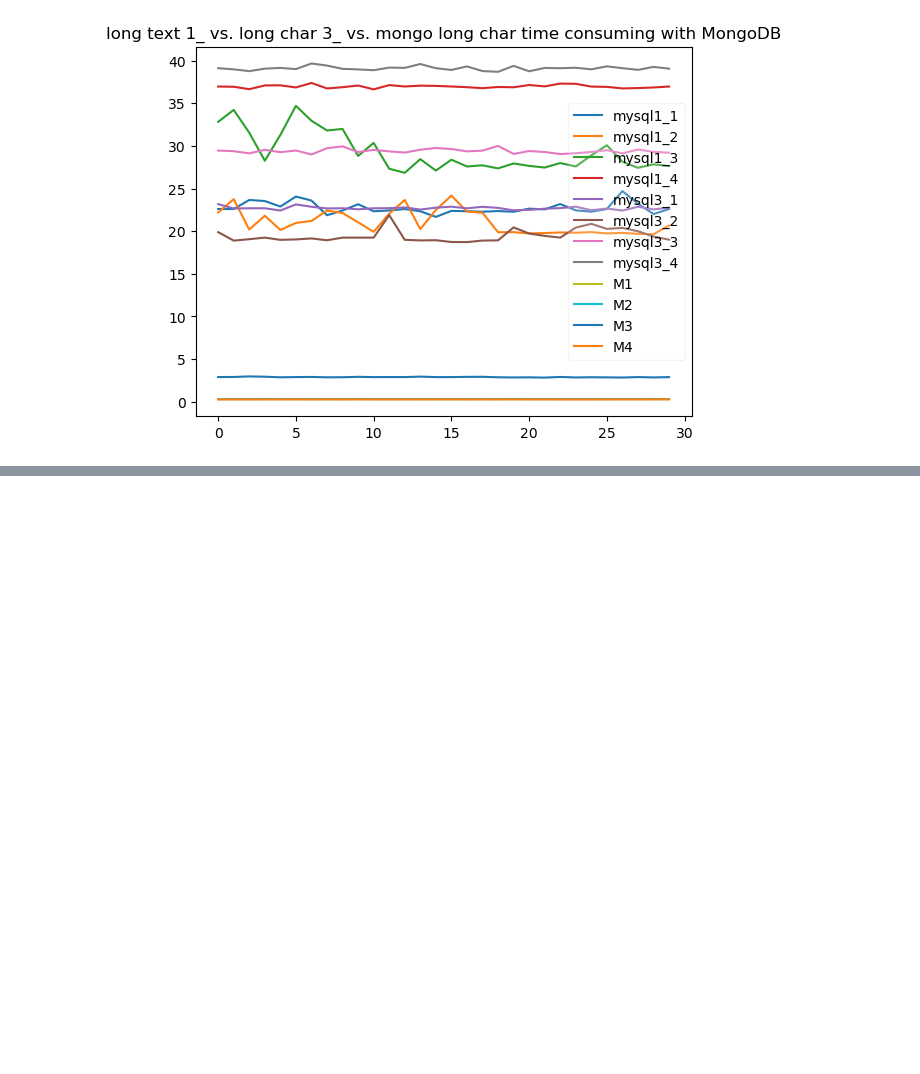
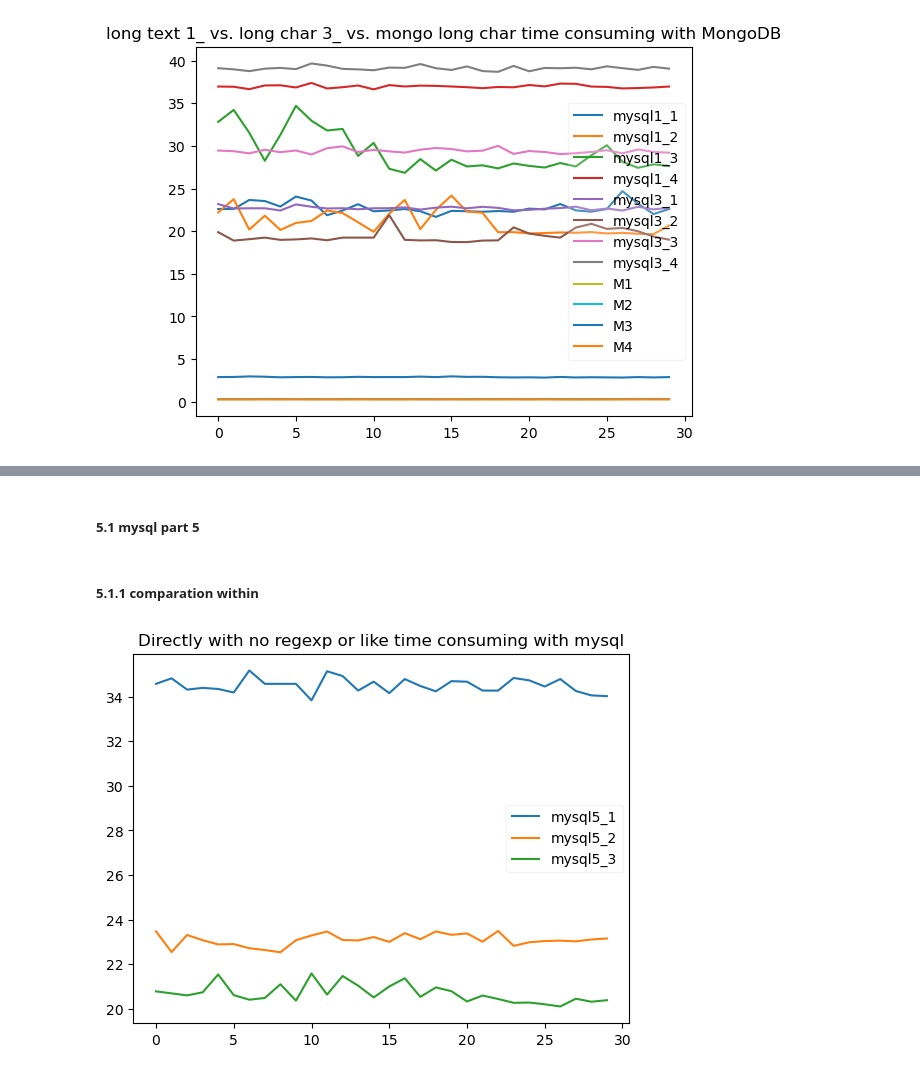
Before and after one commit to AroubHalawani/DATS-6102-Group-3, a Jupyter notebook: visualization_analysis.ipynb, the cells around one changed output, grey strips where cells are left out. Saved outputs shown, nothing was run; the diff lists cells and outputs as text; code cells hidden in the pictures; blank space fills up the shorter version.

```diff
--- a/visualization_analysis.ipynb
+++ b/visualization_analysis.ipynb
@@ -540,0 +555,10 @@ Average multiple: 72.92782199294491
+# %% [markdown]
+##### 5.1 mysql part 5
+# %% [markdown]
+##### 5.1.1 comparation within
+# %%
+# directly with operator not, and, or
+plot_mysql(16,19,'Directly with no regexp or like')
+plt.show()
+# %% [output]
+[figure, added]
```
Also changed, not shown: parts of 64 cells of this notebook, 4 other files.
